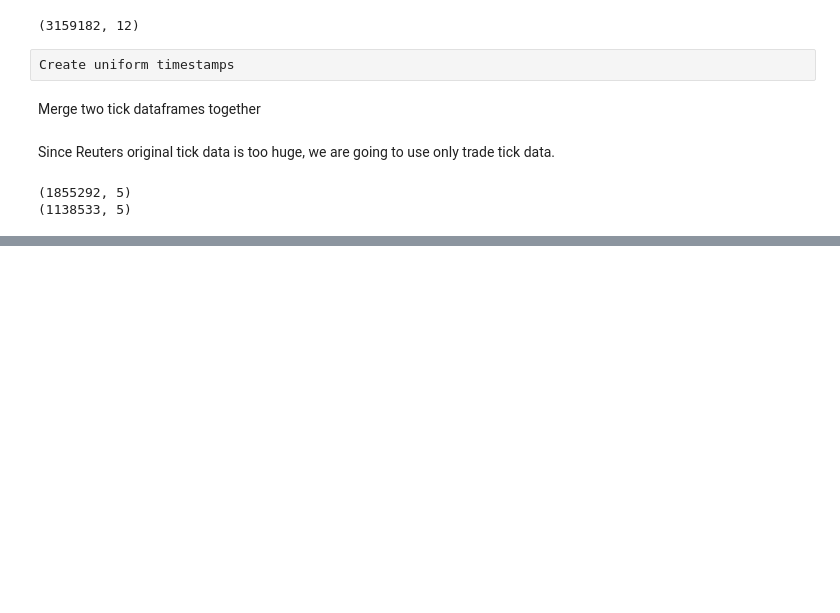
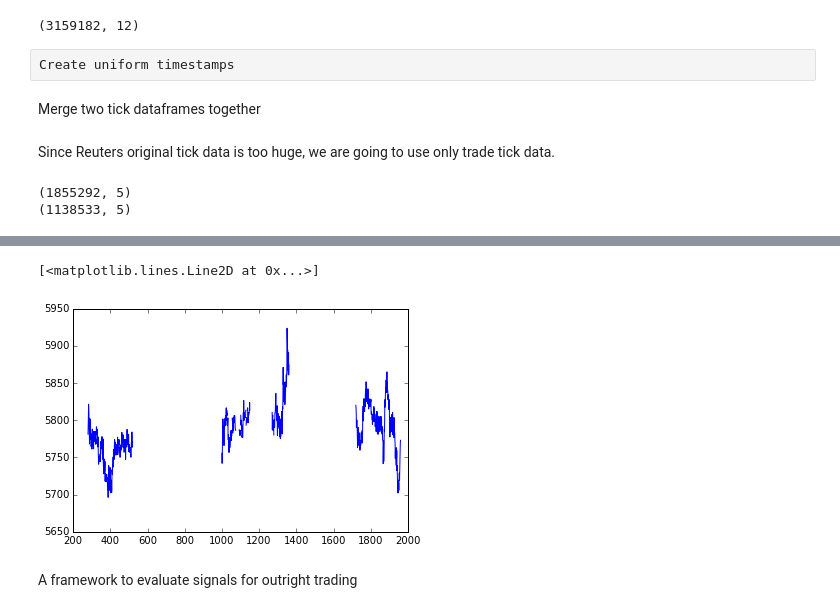
Before and after one commit to ericwang1229/copper_arb, a Jupyter notebook: Stat Arbitrage between Coppers.ipynb, the cells around one changed output, grey strips where cells are left out. Saved outputs shown, nothing was run; the diff lists cells and outputs as text; code cells hidden in the pictures; blank space fills up the shorter version.

```diff
--- a/Stat Arbitrage between Coppers.ipynb
+++ b/Stat Arbitrage between Coppers.ipynb
@@ -73,0 +195,8 @@ total_px = pd.merge(total_px, total_copy)
+# %%
+fig, ax = plt.subplots()
+ax.plot(candles["spread"][35000:37000])
+# %% [output]
+[<matplotlib.lines.Line2D at 0x...>]
+[figure, added]
+# %% [markdown]
+A framework to evaluate signals for outright trading
```
Also changed, not shown: parts of 23 cells of this notebook, 1 other file.
